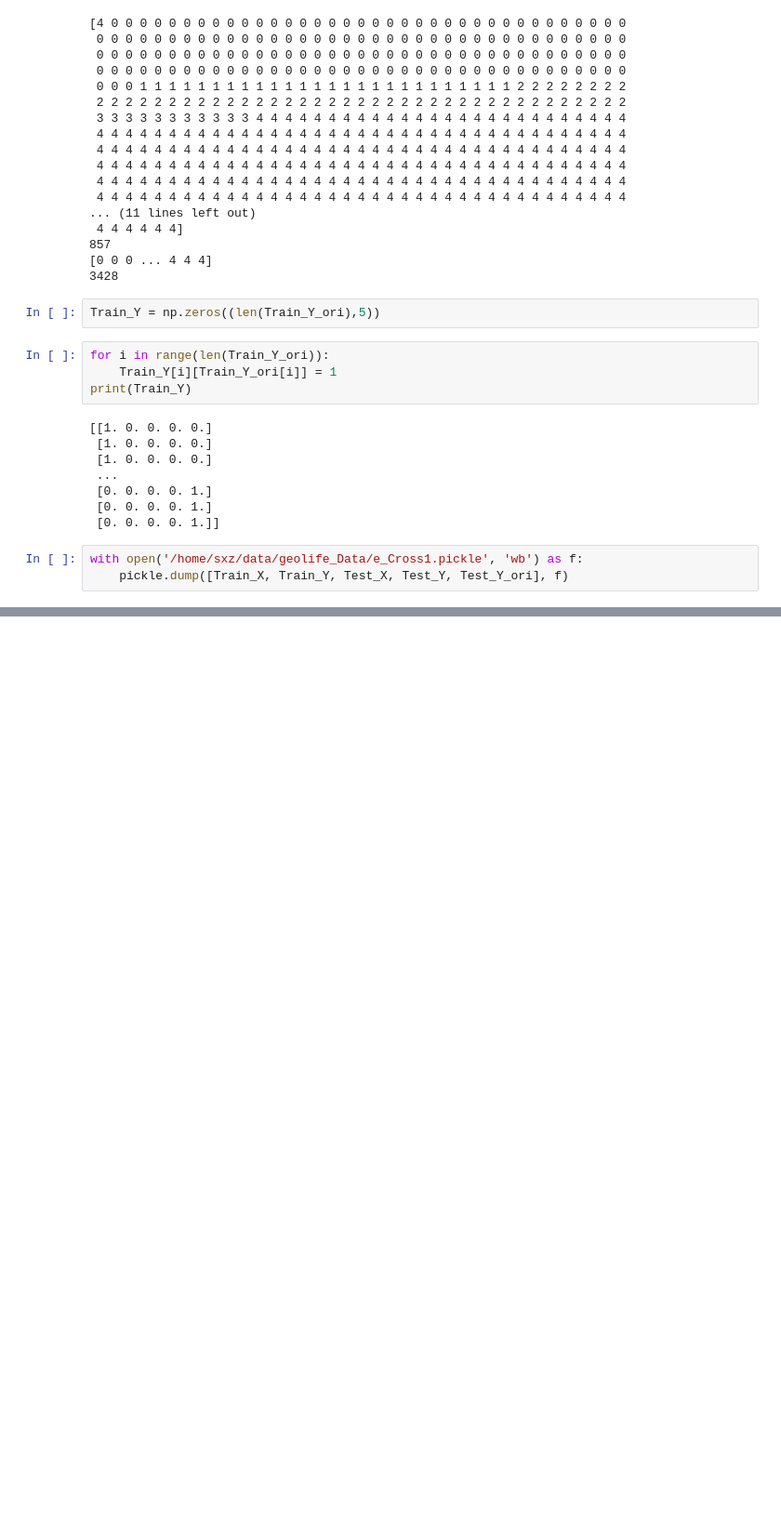
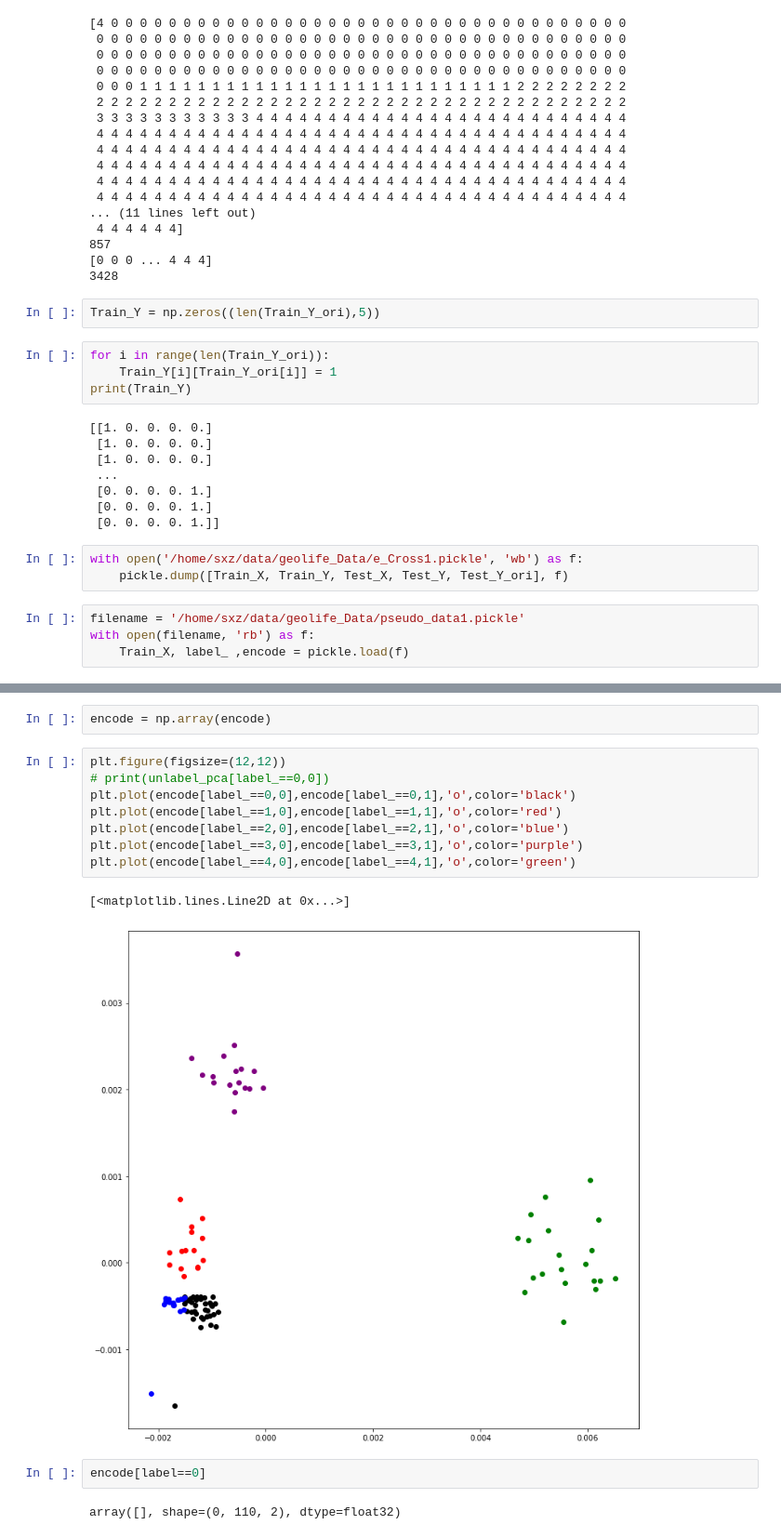
Before and after one commit to ShawnKS/Transportation-Mode-Identification-with-UnsupervisedLearning, a Jupyter notebook: AE_feature_engineering/Untitled.ipynb, the cells around one changed output, grey strips where cells are left out. Shown: that part at 93% size. Saved outputs shown, nothing was run; the diff lists cells and outputs as text; blank space fills up the shorter version.

Commit message:
做self-training的时候遇到了问题

```diff
--- a/AE_feature_engineering/Untitled.ipynb
+++ b/AE_feature_engineering/Untitled.ipynb
@@ -78,3 +83,7 @@ print(Train_Y)
 # %%
 with open('/home/sxz/data/geolife_Data/e_Cross1.pickle', 'wb') as f:
     pickle.dump([Train_X, Train_Y, Test_X, Test_Y, Test_Y_ori], f)
+# %%
+filename = '/home/sxz/data/geolife_Data/pseudo_data1.pickle'
+with open(filename, 'rb') as f:
+    Train_X, label_ ,encode = pickle.load(f)
@@ -80,0 +101,17 @@ with open('/home/sxz/data/geolife_Data/e_Cross1.pickle', 'wb') as f:
+# %%
+encode = np.array(encode)
+# %%
+plt.figure(figsize=(12,12))
+# print(unlabel_pca[label_==0,0])
+plt.plot(encode[label_==0,0],encode[label_==0,1],'o',color='black')
+plt.plot(encode[label_==1,0],encode[label_==1,1],'o',color='red')
+plt.plot(encode[label_==2,0],encode[label_==2,1],'o',color='blue')
+plt.plot(encode[label_==3,0],encode[label_==3,1],'o',color='purple')
+plt.plot(encode[label_==4,0],encode[label_==4,1],'o',color='green')
+# %% [output]
+[<matplotlib.lines.Line2D at 0x...>]
+[figure, added]
+# %%
+encode[label==0]
+# %% [output]
+array([], shape=(0, 110, 2), dtype=float32)
```
Also changed, not shown: parts of 10 cells of this notebook, 4 other files.
